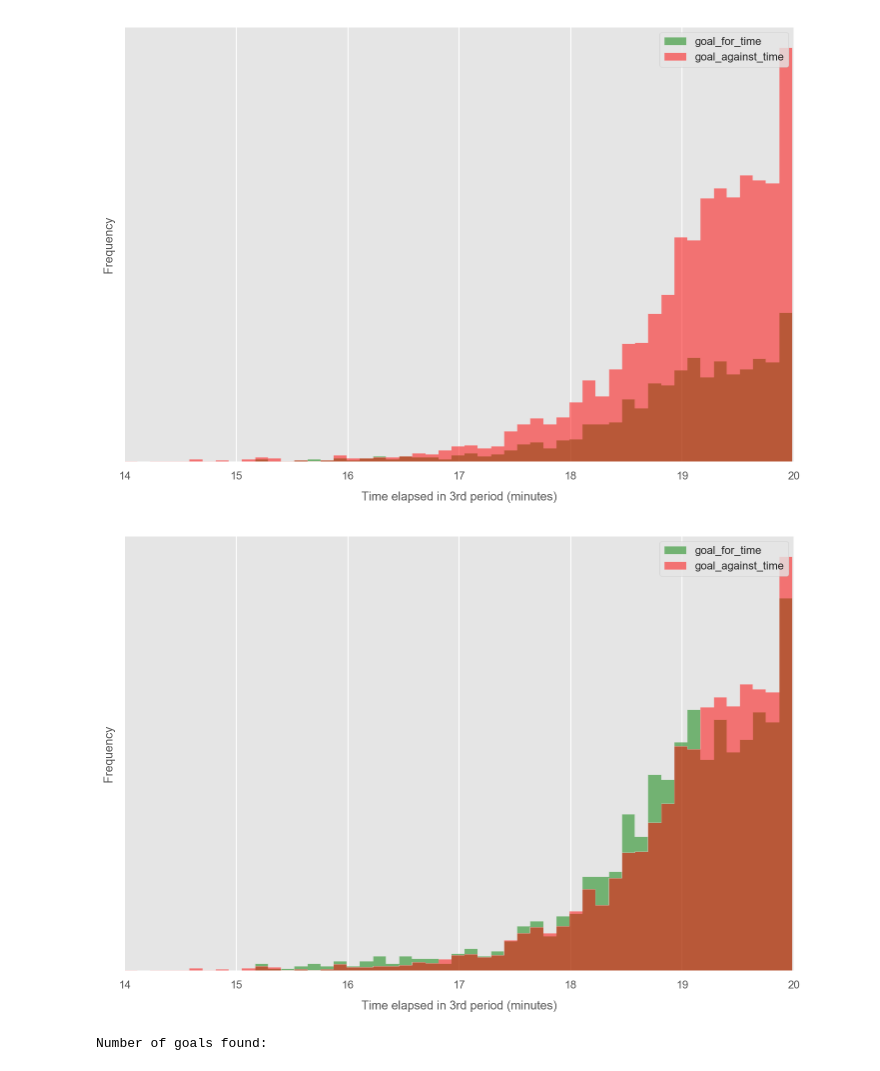
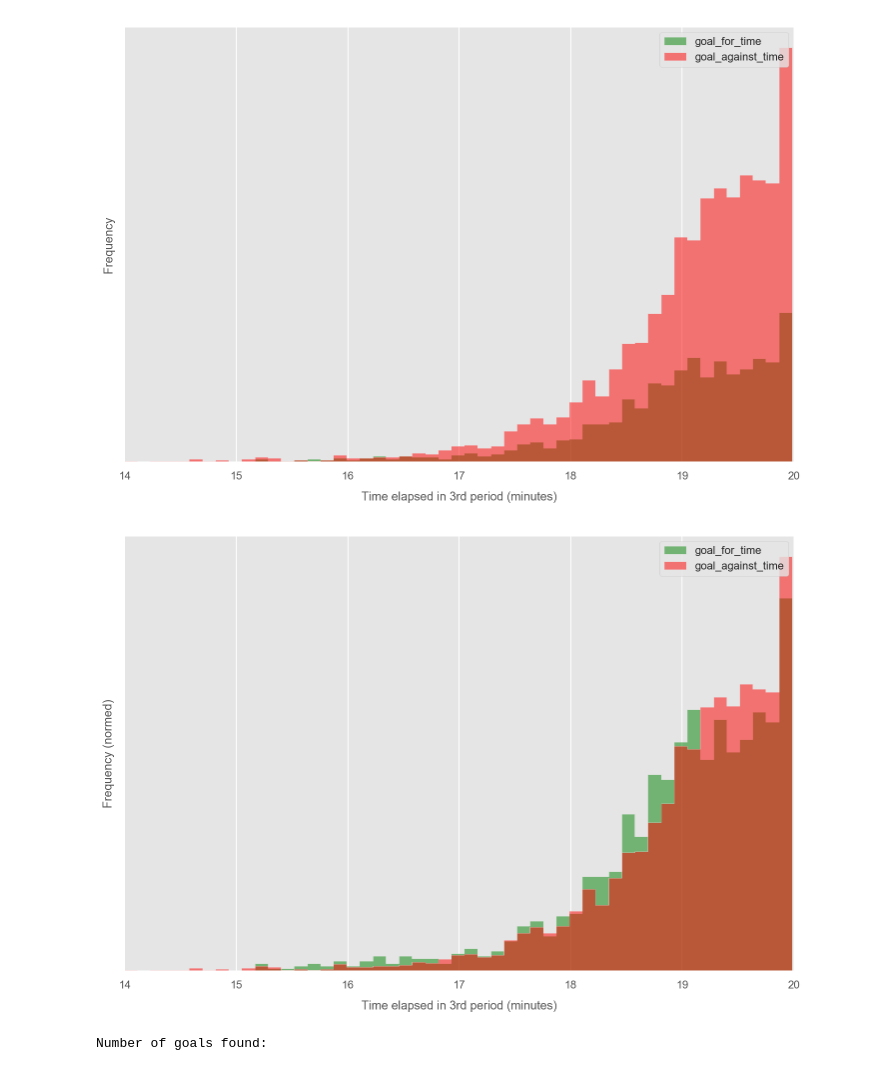
Before and after one commit to zazencodes/nhl-goalie-pull-optimization, a Jupyter notebook: notebooks/src/3_exploratory_analysis_2003-2019.ipynb, the cells around one changed output. Cells and saved outputs as stored; diff of their text form; code cells hidden in the pictures.

Commit message:
Changed ylabel on chart

```diff
--- a/notebooks/src/3_exploratory_analysis_2003-2019.ipynb
+++ b/notebooks/src/3_exploratory_analysis_2003-2019.ipynb
@@ -440,17 +440,18 @@ savefig('5_on_6_goals')
 # %%
 cols = ['goal_for_time', 'goal_against_time']
 (df[cols].astype('timedelta64[s]') / 60)\
     .plot.hist(bins=100,
                alpha=0.5,
                density='normed',
                color=['green', 'red'],
                histtype='stepfilled')
 plt.xlabel('Time elapsed in 3rd period (minutes)')
+plt.ylabel('Frequency (normed)')
 plt.yticks([])
 plt.xlim(14, 20)
 savefig('5_on_6_goals_normed')
 # %% [output]
-[figure, old version]
+[figure, new version]
 # %%
 print('Number of goals found:')
 (~df[['goal_for_time', 'goal_against_time']].isnull()).sum()
```
Also changed, not shown: 2 other files.
